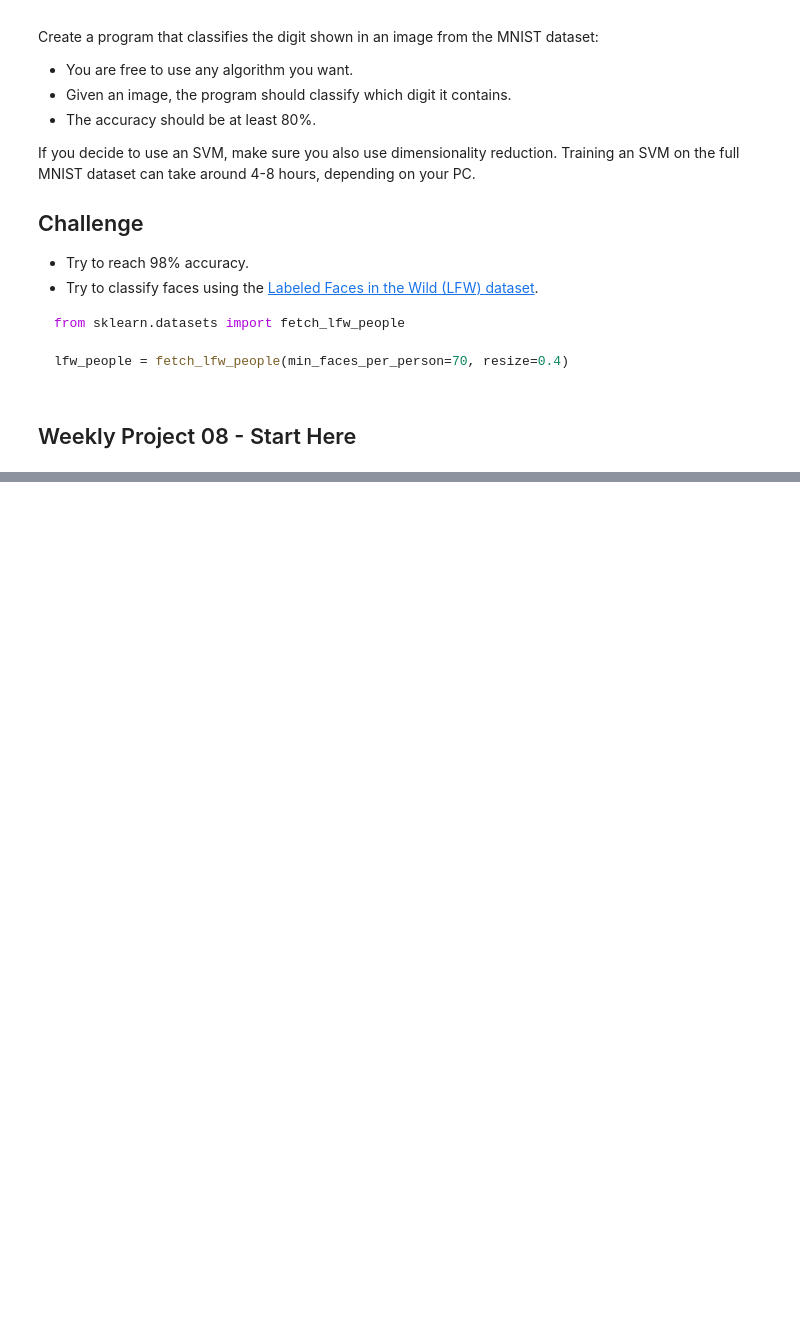
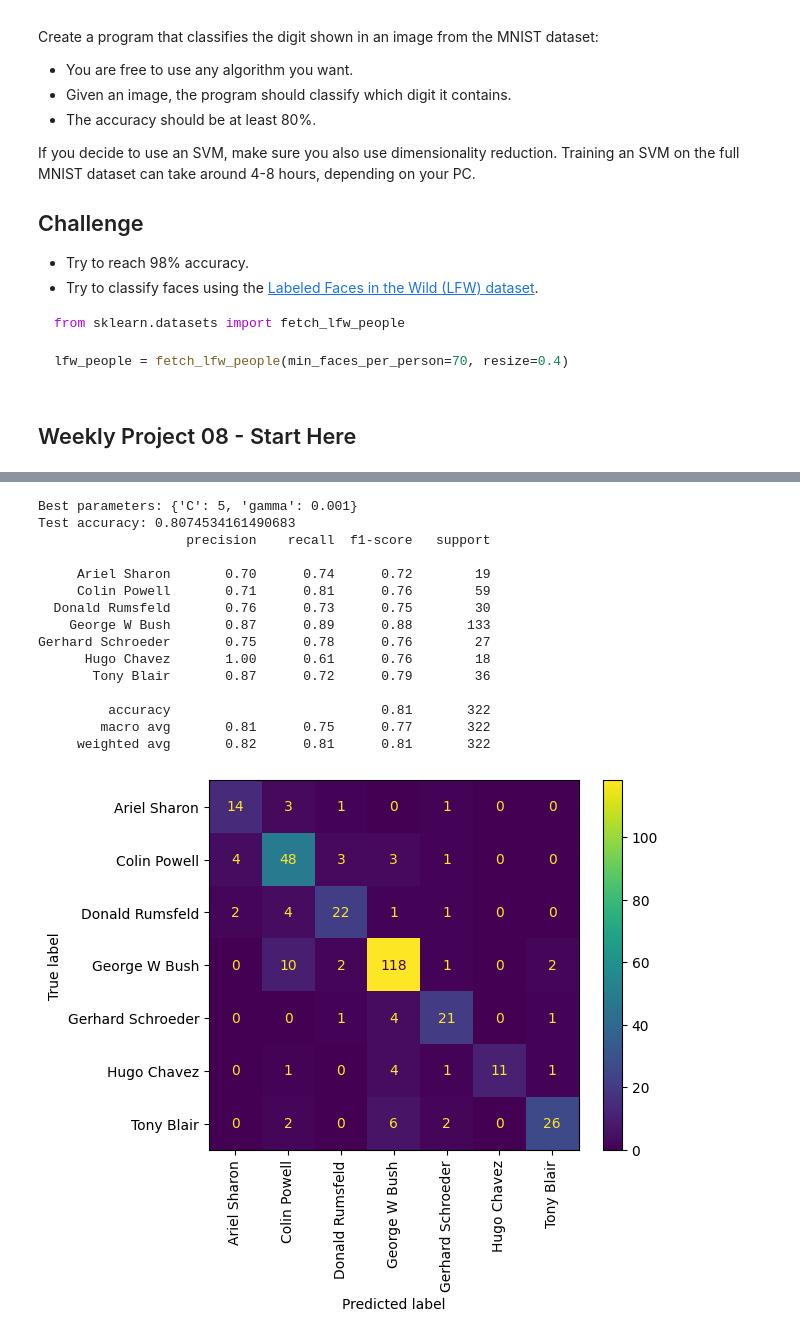
Before and after one commit to chrisd314/34759-perception-autonomous-systems-fall-2026, a Jupyter notebook: 08-weekly-project-classification/08-weekly-project-classification.ipynb, the cells around one changed output, grey strips where cells are left out. Cells and saved outputs as stored; diff of their text form; code cells hidden in the pictures; blank space fills up the shorter version.

```diff
--- a/08-weekly-project-classification/08-weekly-project-classification.ipynb
+++ b/08-weekly-project-classification/08-weekly-project-classification.ipynb
@@ -72,0 +230,29 @@ show_some_digits(images, targets, 12)
+# %%
+param_grid = {"C": [1, 5, 10, 50, 100], "gamma": [0.0005, 0.001, 0.005, 0.01]}
+
+grid_faces = GridSearchCV(SVC(kernel="rbf", class_weight="balanced"), param_grid, cv=5, n_jobs=-1)
+grid_faces.fit(Xf_train_pca, yf_train)
+print("Best parameters:", grid_faces.best_params_)
+
+yf_pred = grid_faces.predict(Xf_test_pca)
+print("Test accuracy:", metrics.accuracy_score(yf_test, yf_pred))
+print(metrics.classification_report(yf_test, yf_pred, target_names=names))
+metrics.ConfusionMatrixDisplay.from_predictions(yf_test, yf_pred, display_labels=names, xticks_rotation="vertical")
+plt.show()
+# %% [output]
+Best parameters: {'C': 5, 'gamma': 0.001}
+Test accuracy: 0.8074534161490683
+                   precision    recall  f1-score   support
+
+     Ariel Sharon       0.70      0.74      0.72        19
+     Colin Powell       0.71      0.81      0.76        59
+  Donald Rumsfeld       0.76      0.73      0.75        30
+    George W Bush       0.87      0.89      0.88       133
+Gerhard Schroeder       0.75      0.78      0.76        27
+      Hugo Chavez       1.00      0.61      0.76        18
+       Tony Blair       0.87      0.72      0.79        36
+
+         accuracy                           0.81       322
+        macro avg       0.81      0.75      0.77       322
+     weighted avg       0.82      0.81      0.81       322
+[figure, added]
```
Also changed, not shown: parts of 18 cells of this notebook.
